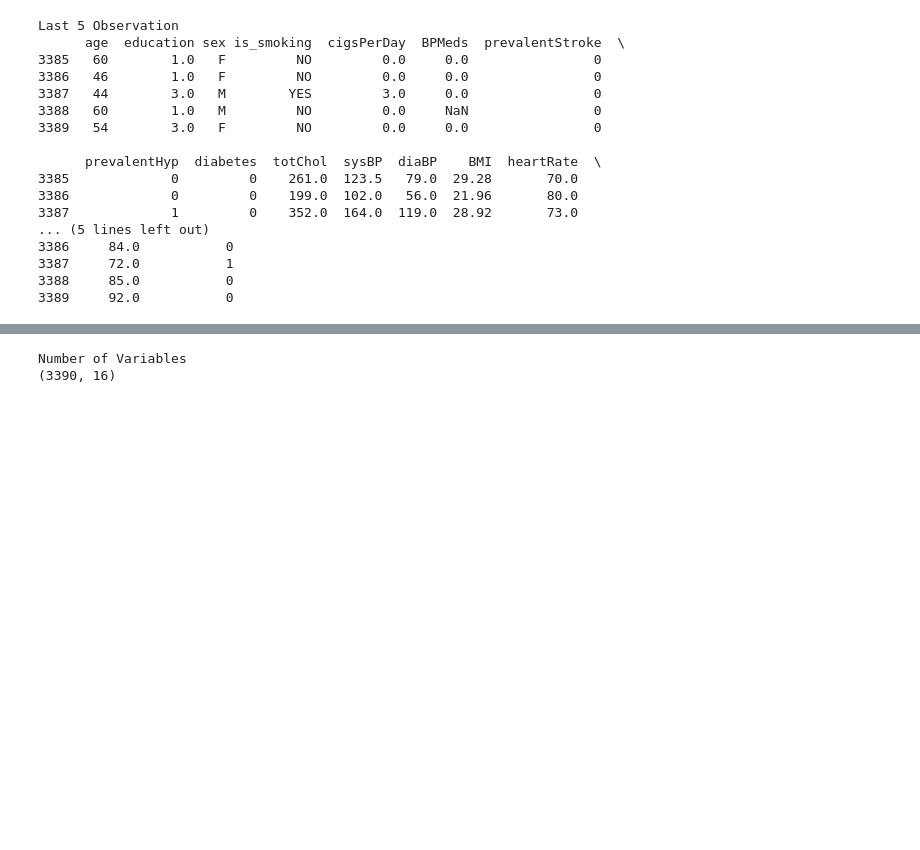
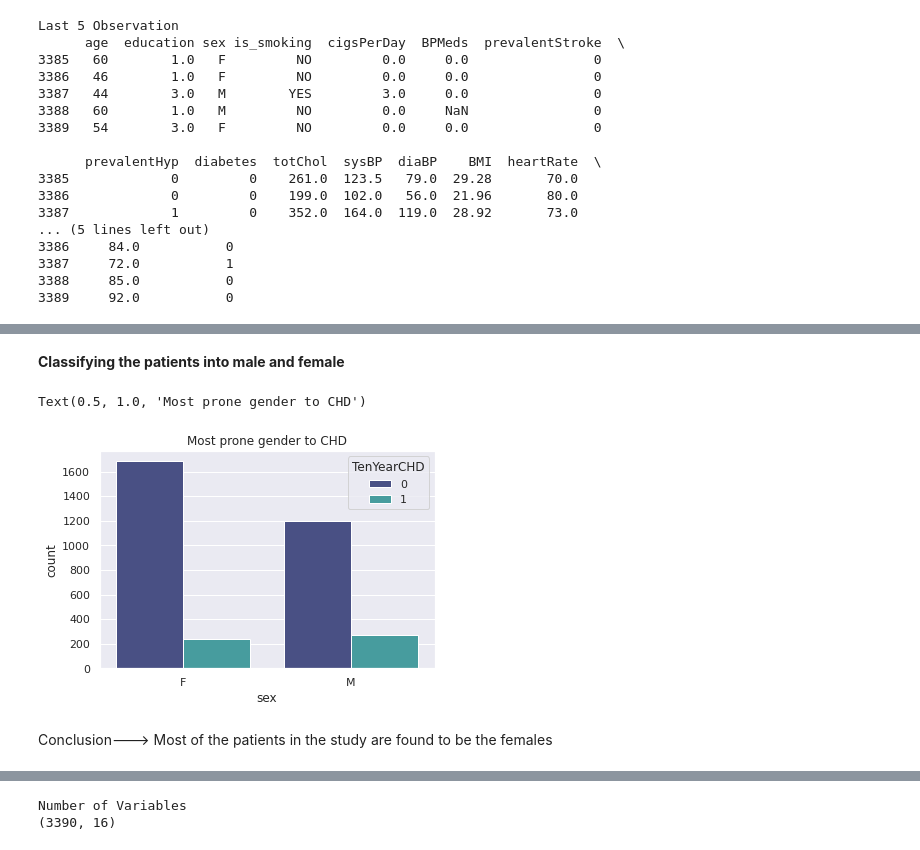
Before and after one commit to Chetan3794/Heart-Disease-Prediction-Classification, a Jupyter notebook: heart_disease.ipynb, the cells around one changed output, grey strips where cells are left out. Cells and saved outputs as stored; diff of their text form; code cells hidden in the pictures; blank space fills up the shorter version.

```diff
--- a/heart_disease.ipynb
+++ b/heart_disease.ipynb
@@ -89,0 +122,10 @@ plt.show()
+# %% [markdown]
+<b> Classifying the patients into male and female
+# %%
+sns.countplot(x="sex", hue="TenYearCHD", data=risk, palette="mako")
+plt.title("Most prone gender to CHD")
+# %% [output]
+Text(0.5, 1.0, 'Most prone gender to CHD')
+[figure, added]
+# %% [markdown]
+Conclusion---> Most of the patients in the study are found to be the females
```
Also changed, not shown: parts of 61 cells of this notebook.
